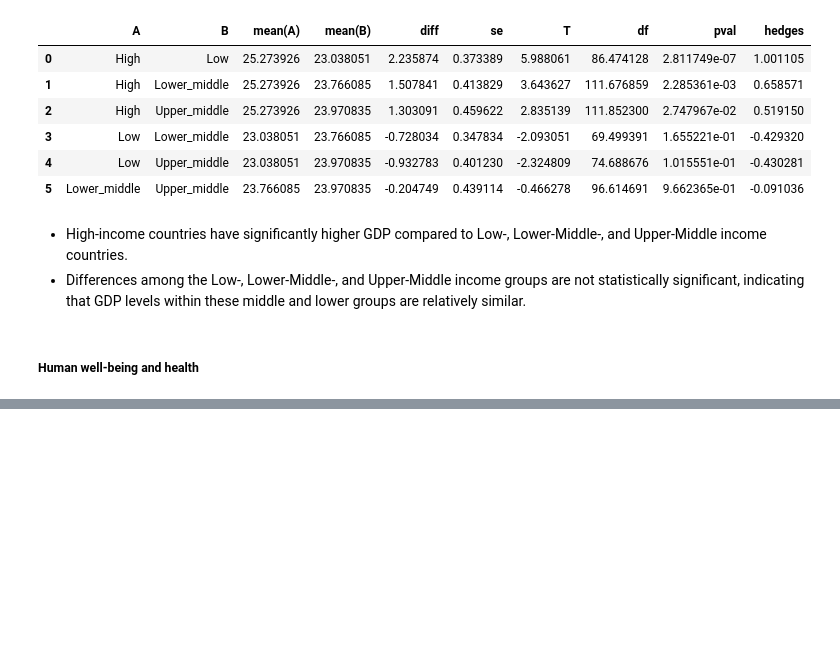
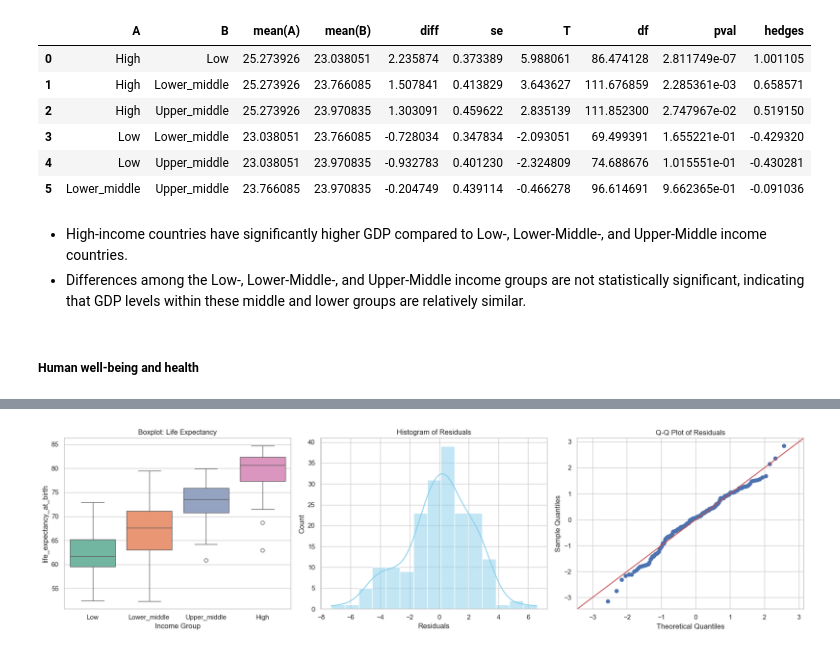
Before and after one commit to muratbek-kebtarum/ASDA_2025_Group_5_Portfolio, a Jupyter notebook: notebooks/week_05_group_5_notebook.ipynb, the cells around one changed output, grey strips where cells are left out. Cells and saved outputs as stored; diff of their text form; code cells hidden in the pictures; blank space fills up the shorter version.

Commit message:
feature: life_expectancy_at_birth has been answered

```diff
--- a/notebooks/week_05_group_5_notebook.ipynb
+++ b/notebooks/week_05_group_5_notebook.ipynb
@@ -974,0 +977,84 @@ posthoc
+# %%
+# Set order for income groups for better visualization
+group_order = ['Low', 'Lower_middle', 'Upper_middle', 'High']
+
+
+# 2. Analysis Function
+# ---------------------------------------------------------
+def analyze_indicator(data, col_name, title, apply_log=False):
+    """
+    Runs the full analysis pipeline: Boxplot -> Assumptions -> ANOVA -> Tukey
+    """
+    print(f"\n{'='*60}")
+    print(f"ANALYSIS FOR: {title}")
+    print(f"{'='*60}")
+
+    # Create a temporary working copy to avoid messing up original data
+    work_df = data[['income_group', col_name]].dropna()
+
+    # Log transform if requested (useful for GDP, CO2)
+    if apply_log:
+        work_df[col_name] = np.log(work_df[col_name])
+        print("Note: Data has been log-transformed for analysis.")
+
+# --- VISUALIZATION ---
+    # Create a figure with 3 subplots side-by-side
+    fig, axes = plt.subplots(1, 3, figsize=(18, 5))
+
+    # Plot 1: Boxplot (Group Differences)
+    sns.boxplot(x='income_group', y=col_name, data=work_df, order=group_order, ax=axes[0], palette="Set2")
+    axes[0].set_title(f'Boxplot: {title}')
+    axes[0].set_xlabel('Income Group')
+
+    # Plot 2: Histogram of Residuals (Normality Check)
+    sns.histplot(residuals, kde=True, ax=axes[1], color='skyblue')
+    axes[1].set_title('Histogram of Residuals')
+    axes[1].set_xlabel('Residuals')
+
+    # Plot 3: Q-Q Plot of Residuals (Normality Check)
+    sm.qqplot(residuals, line='45', fit=True, ax=axes[2])
+    axes[2].set_title('Q-Q Plot of Residuals')
+
+    plt.tight_layout()
+    plt.show()
+
+    # --- B. Check Assumptions ---
+    print("--- Assumptions ---")
+    # 1. Levene's Test for Equal Variances
+    groups = [work_df[work_df['income_group'] == g][col_name] for g in group_order if g in work_df['income_group'].unique()]
+    stat, p_levene = levene(*groups)
+    print(f"Levene's Test (Equal Variance): p-value = {p_levene:.4f}")
+    if p_levene < 0.05:
+        print("  -> Warning: Variances are not equal (Assumption violated).")
+    else:
+        print("  -> Variances are equal.")
+
+    # --- C. Type 3 ANOVA ---
+    # We use Type 3 because group sizes might be unequal
+    print("\n--- Type 3 ANOVA Results ---")
+    # Formula: variable ~ C(group)
+    formula = f'Q("{col_name}") ~ C(income_group)'
+    model = ols(formula, data=work_df).fit()
+    anova_table = sm.stats.anova_lm(model, typ=3)
+    print(anova_table)
+
+    # Check significance
+    p_val = anova_table.loc['C(income_group)', 'PR(>F)']
+
+    # --- D. Post-Hoc Test (Tukey HSD) ---
+    if p_val < 0.05:
+        print("\n--- Significant difference found! Running Tukey HSD ---")
+        tukey = pairwise_tukeyhsd(endog=work_df[col_name],
+                                  groups=work_df['income_group'],
+                                  alpha=0.05)
+        print(tukey)
+    else:
+        print("\nNo significant difference found between groups.")
+
+
+# 3. Run Analysis for Selected Indicators
+# ---------------------------------------------------------
+
+# Example 1: Human Well-being (Life Expectancy)
+analyze_indicator(df_filtered, 'life_expectancy_at_birth', 'Life Expectancy')
+# %% [output]
@@ -974,0 +1067 @@ posthoc
+[figure, added]
```
Also changed, not shown: parts of 7 cells of this notebook, 4 other files.
